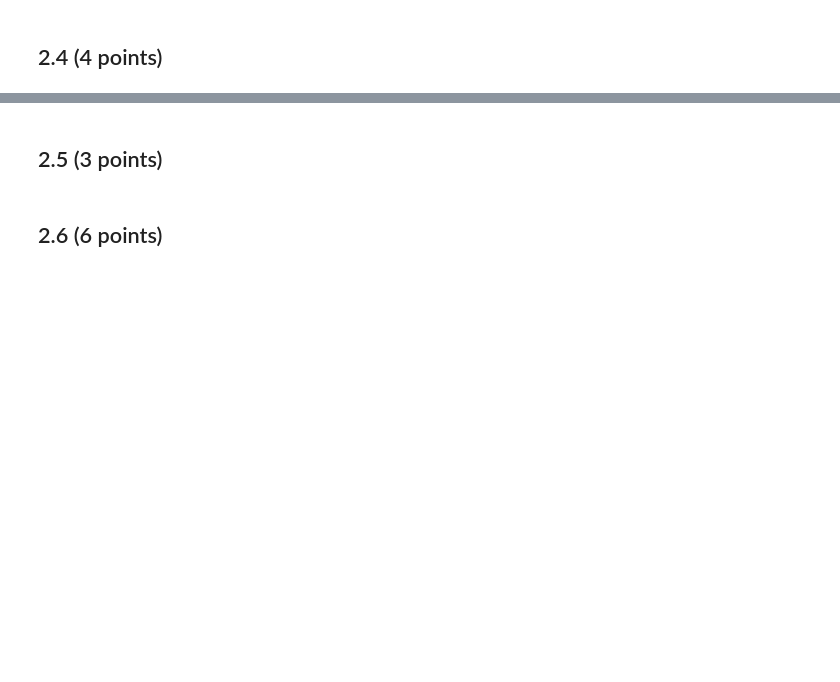
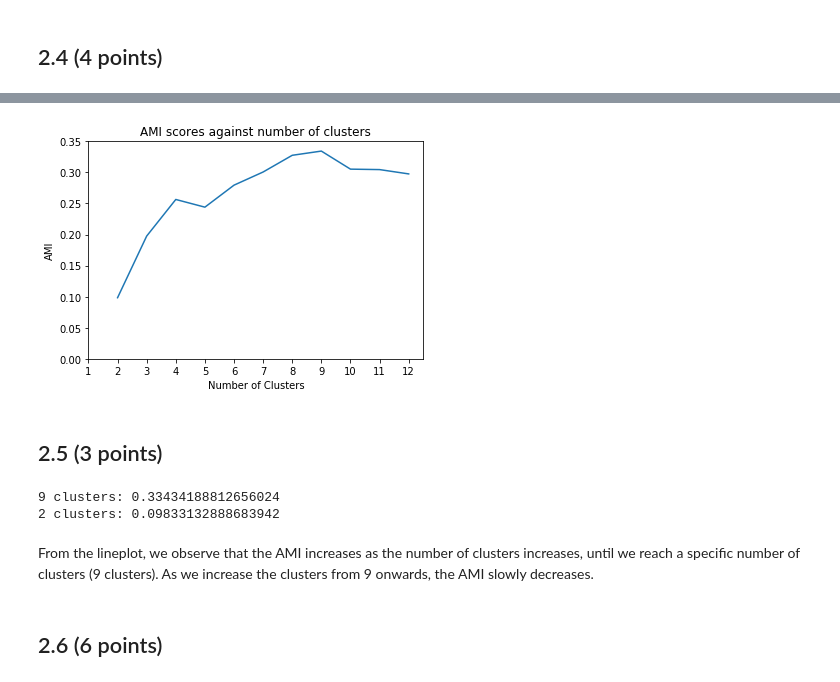
Before and after one commit to celinadong/IAML-CW2, a Jupyter notebook: Data/PartA/Part A - 20 Newsgroups.ipynb, the cells around one changed output, grey strips where cells are left out. Drawn from its saved outputs; the diff is of its cells as text; code cells hidden in the pictures; blank space fills up the shorter version.

```diff
--- a/Data/PartA/Part A - 20 Newsgroups.ipynb
+++ b/Data/PartA/Part A - 20 Newsgroups.ipynb
@@ -330,10 +332,12 @@ KMeans?
 n_clusters = list(range(2, 13))
 random_seed = 1000
 n_init = 50
-labels_true = news_labels.values
+AMI = []
 
 for n in n_clusters:
     kmeans_model = KMeans(n_clusters=n, n_init=n_init, random_state=random_seed)
     kmeans_model.fit(X_train)
-    labels_pred = kmeans_model.labels_
-    adjusted_mutual_info_score(labels_true, labels_pred, average_method='max')
+    pred = kmeans_model.predict(X_train)
+    ami = adjusted_mutual_info_score(y_train, pred, average_method='max')
+    AMI.append(ami)
+    print("{} clusters ---- AMI score {}".format(n, ami))
@@ -340,4 +368,23 @@ for n in n_clusters:
+# %%
+#plt.plot(n_clusters, AMI, marker='o')
+plt.plot(n_clusters, AMI)
+plt.xticks(np.arange(1, 13, 1.0))
+plt.yticks(np.arange(0, max(AMI)+0.05, 0.05))
+plt.xlabel('Number of Clusters')
+plt.ylabel('AMI')
+plt.title('AMI scores against number of clusters')
+plt.show()
+# %% [output]
+[figure, added]
 # %% [markdown]
 ## 2.5 (3 points)
+# %%
+print("9 clusters: " + str(max(AMI)))
+print("2 clusters: " + str(min(AMI)))
+# %% [output]
+9 clusters: 0.33434188812656024
+2 clusters: 0.09833132888683942
+# %% [markdown]
+From the lineplot, we observe that the AMI increases as the number of clusters increases, until we reach a specific number of clusters (9 clusters). As we increase the clusters from 9 onwards, the AMI slowly decreases.
 # %% [markdown]
 ## 2.6 (6 points)
```
Also changed, not shown: parts of 9 cells of this notebook.
